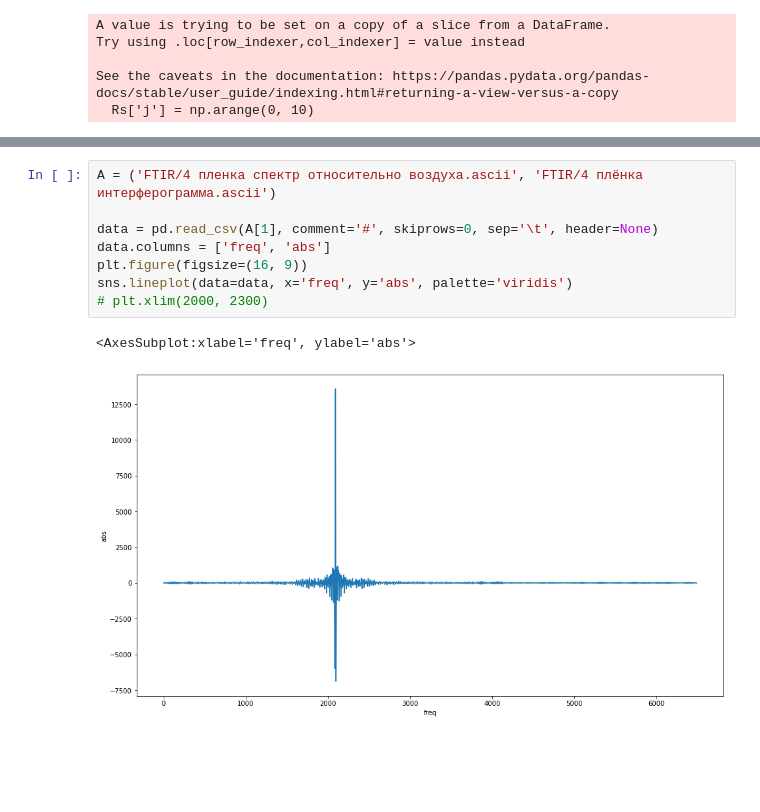
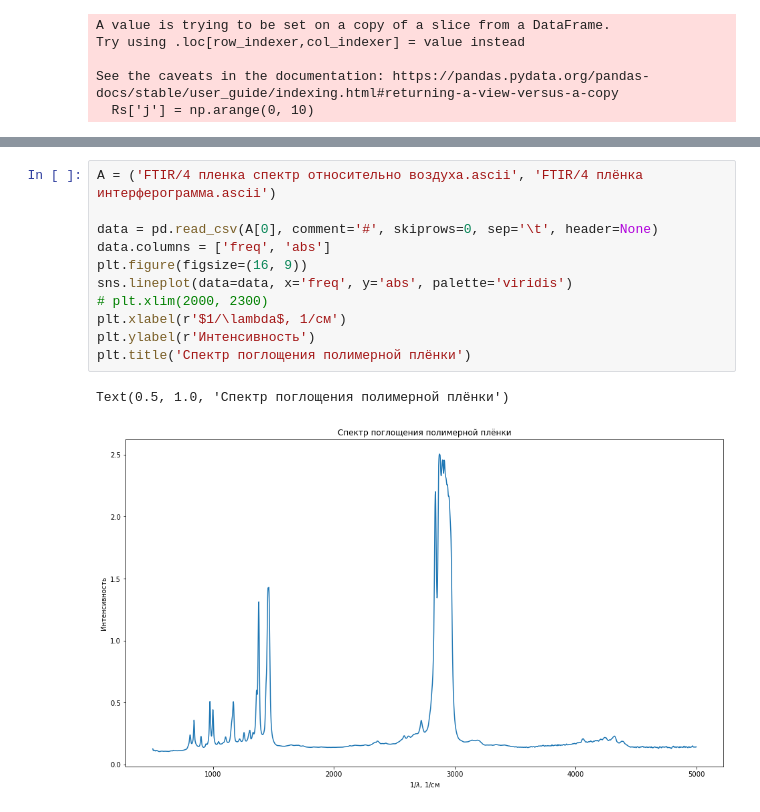
Before and after one commit to Redencon/Lapki, a Jupyter notebook: FTIR.ipynb, the cells around one changed output, grey strips where cells are left out. Saved outputs shown, nothing was run; the diff lists cells and outputs as text; blank space fills up the shorter version.

```diff
--- a/FTIR.ipynb
+++ b/FTIR.ipynb
@@ -153,11 +193,14 @@ sns.lineplot(data=data, x='freq', y='abs', palette='viridis')
 # %%
 A = ('FTIR/4 пленка спектр относительно воздуха.ascii', 'FTIR/4 плёнка интерферограмма.ascii')
 
-data = pd.read_csv(A[1], comment='#', skiprows=0, sep='\t', header=None)
+data = pd.read_csv(A[0], comment='#', skiprows=0, sep='\t', header=None)
 data.columns = ['freq', 'abs']
 plt.figure(figsize=(16, 9))
 sns.lineplot(data=data, x='freq', y='abs', palette='viridis')
 # plt.xlim(2000, 2300)
+plt.xlabel(r'$1/\lambda$, 1/см')
+plt.ylabel(r'Интенсивность')
+plt.title('Спектр поглощения полимерной плёнки')
 # %% [output]
-<AxesSubplot:xlabel='freq', ylabel='abs'>
+Text(0.5, 1.0, 'Спектр поглощения полимерной плёнки')
-[figure, old version]
+[figure, new version]
```
Also changed, not shown: parts of 9 cells of this notebook.
